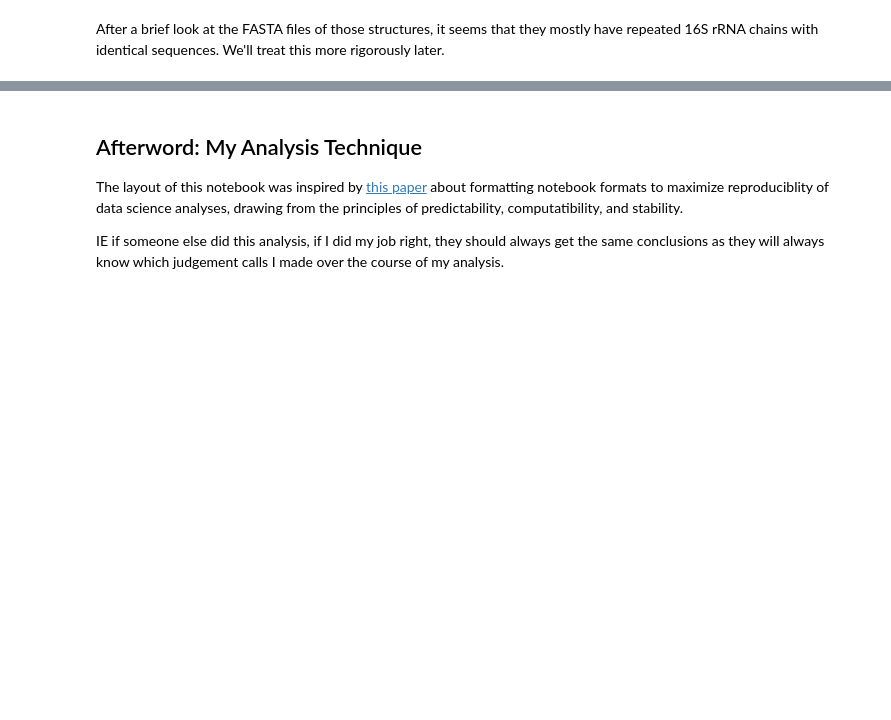
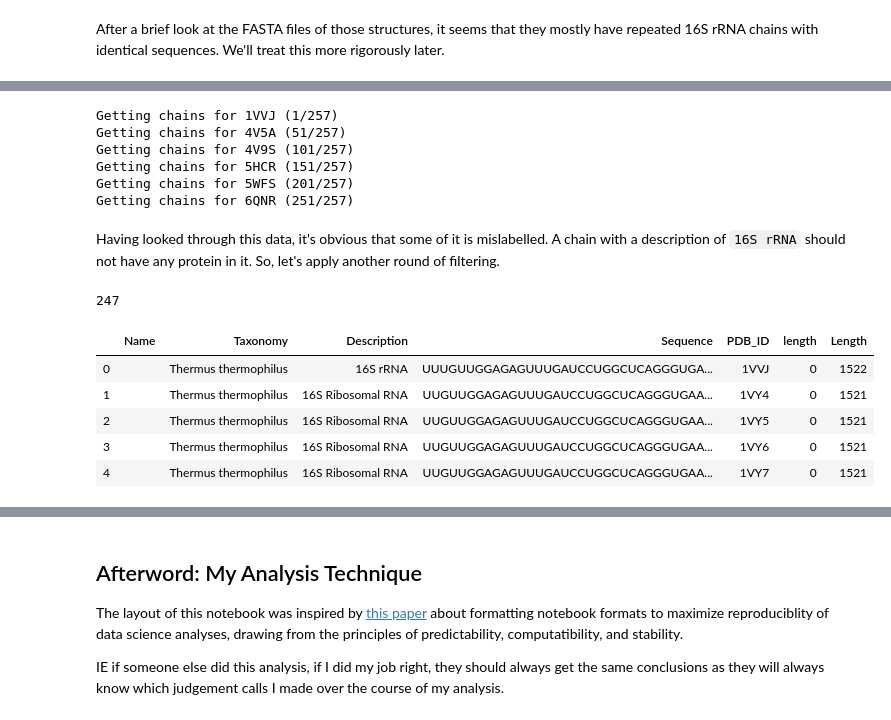
Before and after one commit to lacoperon/A1196_Conservation_Analysis, a Jupyter notebook: A1196_Conservation_Analysis.ipynb, the cells around one changed output, grey strips where cells are left out. Drawn from its saved outputs; the diff is of its cells as text; code cells hidden in the pictures; blank space fills up the shorter version.

```diff
--- a/A1196_Conservation_Analysis.ipynb
+++ b/A1196_Conservation_Analysis.ipynb
@@ -383,0 +402,24 @@ After a brief look at the FASTA files of those structures, it seems that they mo
+# %%
+acc_chain_data = pd.DataFrame()
+for (index, pdb_id) in enumerate(ribosome_df["structureId"]):
+    # Prints out string to update on progress
+    if index % 50 == 0:
+        print("Getting chains for %s (%d/%d)" % (pdb_id, index+1, len(ribosome_df["structureId"])))
+    # Fetches chain data (with FASTA sequence) from RCSB
+    df = rcsb.describe_chains(pdb_id, get_fasta=True)
+    # Adds a PDB_ID column (so we can identify where each chain is from)
+    df["PDB_ID"] = pdb_id
+    # Filters out all chains that aren't 16S or 18S rRNA
+    df = df[df["Description"].str.contains("16S") | df["Description"].str.contains("18S")]
+    # Appends the desired rows to accumulated DataFrame
+    acc_chain_data = acc_chain_data.append(df, ignore_index = True)
+# %% [output]
+Getting chains for 1VVJ (1/257)
+Getting chains for 4V5A (51/257)
+Getting chains for 4V9S (101/257)
+Getting chains for 5HCR (151/257)
+Getting chains for 5WFS (201/257)
+Getting chains for 6QNR (251/257)
+# %%
+# Drop any duplicate rows
+acc_chain_data.drop_duplicates(subset =["Taxonomy","Sequence","PDB_ID"], inplace = True)
@@ -383,0 +434,11 @@ After a brief look at the FASTA files of those structures, it seems that they mo
+# %% [markdown]
+Having looked through this data, it's obvious that some of it is mislabelled.
+A chain with a description of `16S rRNA` should not have any protein in it.
+So, let's apply another round of filtering.
+# %%
+# 16S/18S rRNA should not have amino acids in them
+acc_chain_data = acc_chain_data[~acc_chain_data["Sequence"].str.contains("B")]
+# Their names shouldn't include proteins
+acc_chain_data = acc_chain_data[~acc_chain_data["Name"].str.contains("protein")]
+# In case of duplicate chains with different sequences within same PDB_ID, drop all but the first one
+acc_chain_data.drop_duplicates(subset="PDB_ID", inplace=True)
@@ -383,0 +454,13 @@ After a brief look at the FASTA files of those structures, it seems that they mo
+# %%
+len(acc_chain_data) # Now we have 247 final sequences
+# %% [output]
+247
+# %%
+acc_chain_data.head()
+# %% [output]
+|  | Name | Taxonomy | Description | Sequence | PDB_ID | length | Length |
+| 0 |  | Thermus thermophilus | 16S rRNA | UUUGUUGGAGAGUUUGAUCCUGGCUCAGGGUGA... | 1VVJ | 0 | 1522 |
+| 1 |  | Thermus thermophilus | 16S Ribosomal RNA | UUGUUGGAGAGUUUGAUCCUGGCUCAGGGUGAA... | 1VY4 | 0 | 1521 |
+| 2 |  | Thermus thermophilus | 16S Ribosomal RNA | UUGUUGGAGAGUUUGAUCCUGGCUCAGGGUGAA... | 1VY5 | 0 | 1521 |
+| 3 |  | Thermus thermophilus | 16S Ribosomal RNA | UUGUUGGAGAGUUUGAUCCUGGCUCAGGGUGAA... | 1VY6 | 0 | 1521 |
+| 4 |  | Thermus thermophilus | 16S Ribosomal RNA | UUGUUGGAGAGUUUGAUCCUGGCUCAGGGUGAA... | 1VY7 | 0 | 1521 |
```
Also changed, not shown: parts of 19 cells of this notebook.
